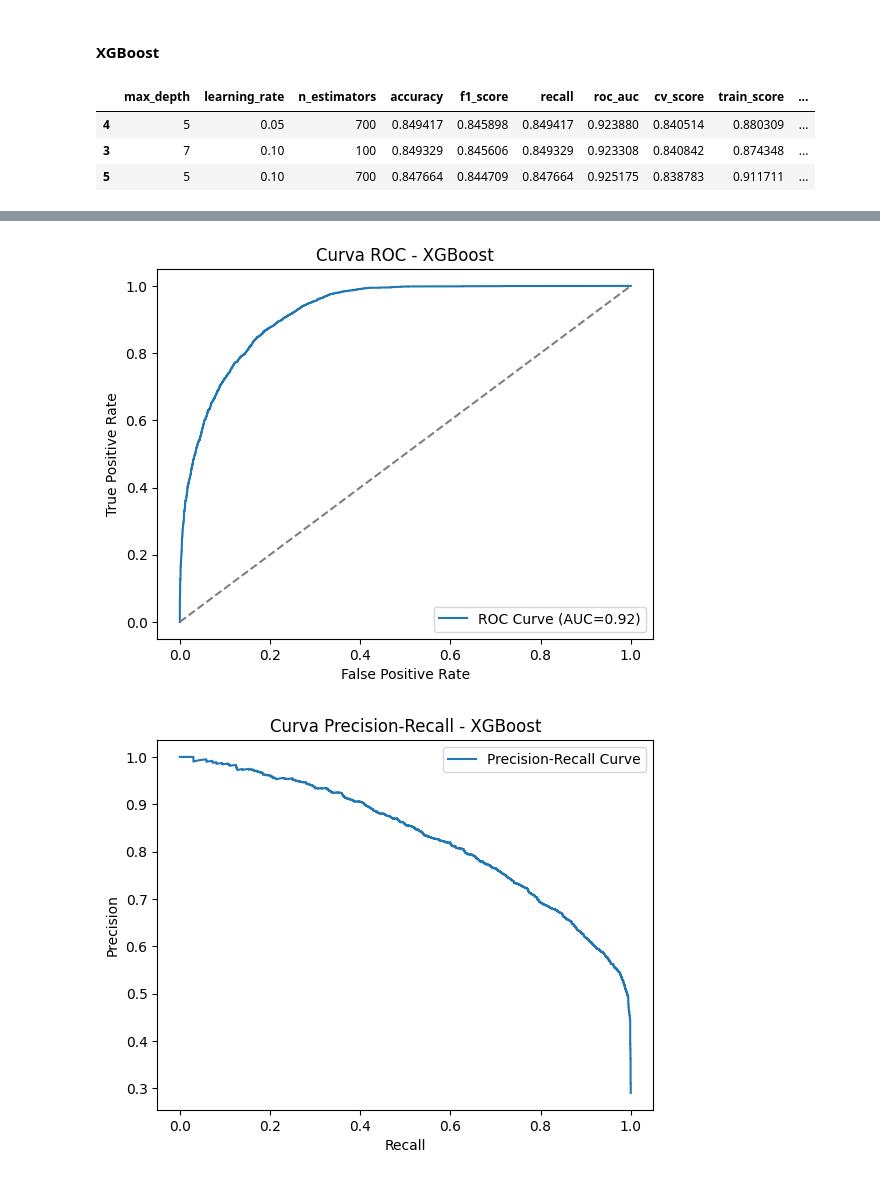
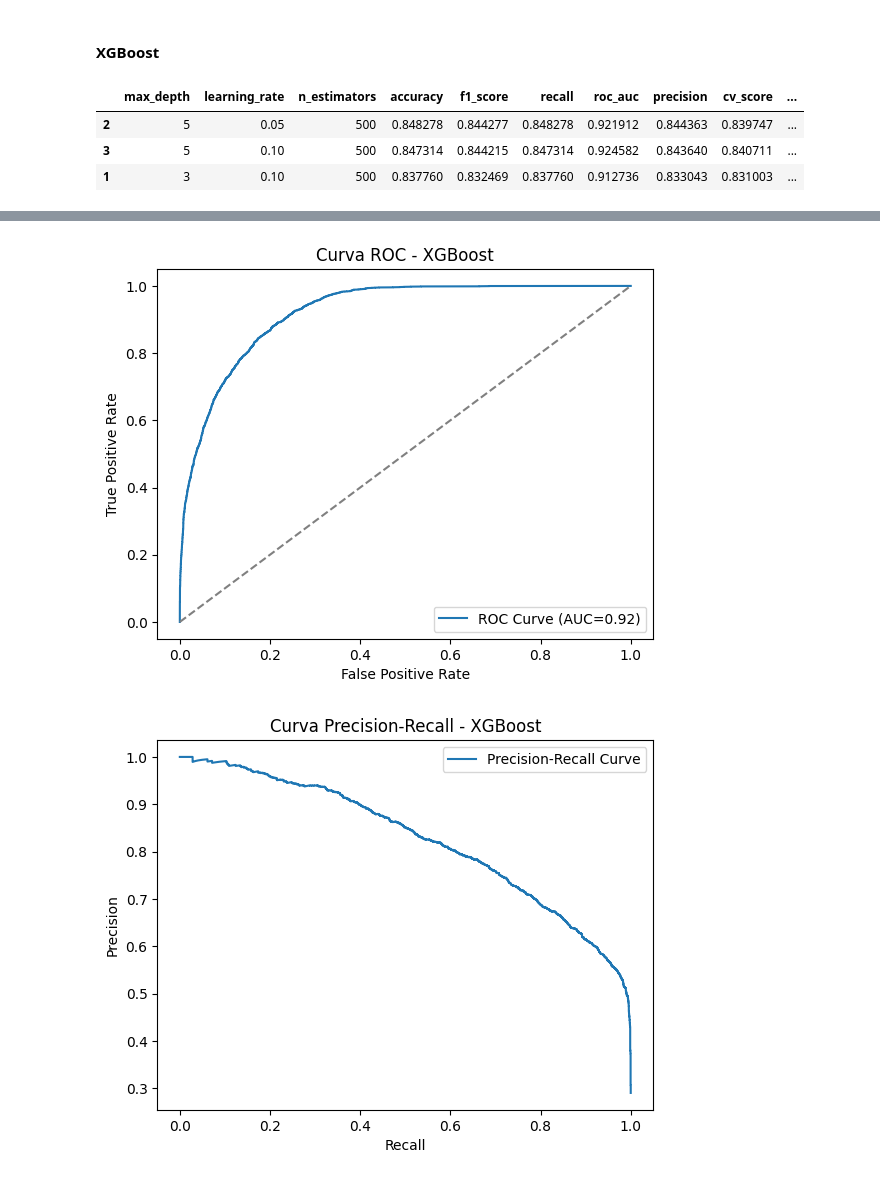
Before and after one commit to seerraa16/IA-LetsGo, a Jupyter notebook: analisis.ipynb, the cells around one changed output, grey strips where cells are left out. Cells and saved outputs as stored; diff of their text form; code cells hidden in the pictures.

```diff
--- a/analisis.ipynb
+++ b/analisis.ipynb
@@ -468,6 +421,7 @@ for params in product(*param_grid.values()):
     # Calcular métricas
     accuracy = accuracy_score(y_test, y_pred)
     f1 = f1_score(y_test, y_pred, average='weighted')
+    precision = precision_score(y_test, y_pred, average='weighted')
     recall = recall_score(y_test, y_pred, average='weighted')
 
     # Calcular ROC-AUC si hay más de una clase
@@ -505,6 +459,7 @@ for params in product(*param_grid.values()):
         'f1_score': f1,
         'recall': recall,
         'roc_auc': roc_auc,
+        'precision': precision,
         'cv_score': mean_cv_score,
         'train_score': train_score,
         'overfitting': overfitting_warning
@@ -621,6 +576,7 @@ for params in product(*param_grid.values()):
     f1 = f1_score(y_test, y_pred, average='weighted')
     recall = recall_score(y_test, y_pred, average='weighted')
     roc_auc = roc_auc_score(y_test, y_pred_proba) if len(np.unique(y_test)) > 1 else None
+    precision = precision_score(y_test, y_pred, average='weighted')
 
     # Validación cruzada
     cv_scores = cross_val_score(model, X_train, y_train, cv=5)
@@ -648,6 +604,7 @@ for params in product(*param_grid.values()):
         'f1_score': f1,
         'recall': recall,
         'roc_auc': roc_auc,
+        'precision': precision,
         'cv_score': mean_cv_score,
         'train_score': train_score,
         'overfitting': overfitting_warning
@@ -742,7 +699,7 @@ y = data[TARGET]
 X_train, X_test, y_train, y_test = train_test_split(X, y, test_size=0.2, random_state=42, stratify=y)
 
 param_grid = {
-    'n_estimators': [100, 200],  # Reducir el número de árboles
+    'n_estimators': [500],  # Reducir el número de árboles
     'max_depth': [5, 7],  # Limitar la profundidad máxima
     'min_samples_split': [2],  # Reducir el número de combinaciones
     'min_samples_leaf': [1],  # Limitar las combinaciones de hojas
@@ -781,6 +738,7 @@ for params in product(*param_grid.values()):
     # Calcular métricas
     accuracy = accuracy_score(y_test, y_pred)
     f1 = f1_score(y_test, y_pred, average='weighted')
+    precision = precision_score(y_test, y_pred, average='weighted')
     recall = recall_score(y_test, y_pred, average='weighted')
 
     # Calcular ROC-AUC si hay más de una clase
@@ -818,6 +776,7 @@ for params in product(*param_grid.values()):
         'f1_score': f1,
         'recall': recall,
         'roc_auc': roc_auc,
+        'precision': precision,
         'cv_score': mean_cv_score,
         'train_score': train_score,
         'overfitting': overfitting_warning
@@ -919,8 +876,8 @@ X_train, X_test, y_train, y_test = train_test_split(
 
 # Definir hiperparámetros a iterar
 param_grid = {
-    'n_estimators': [100, 700],
-    'max_depth': [5, 7],
+    'n_estimators': [500],
+    'max_depth': [3, 5],
     'learning_rate': [0.05, 0.1],
     'subsample': [0.7],
     'colsample_bytree': [0.8],
@@ -963,6 +920,8 @@ for params in product(*param_grid.values()):
     accuracy = accuracy_score(y_test, y_pred)
     f1 = f1_score(y_test, y_pred, average='weighted')
     recall = recall_score(y_test, y_pred, average='weighted')
+    precision = precision_score(y_test, y_pred, average='weighted')
+
     roc_auc = roc_auc_score(y_test, y_pred_proba) if len(np.unique(y_test)) > 1 else None
 
     # Validación cruzada
@@ -991,6 +950,7 @@ for params in product(*param_grid.values()):
         'f1_score': f1,
         'recall': recall,
         'roc_auc': roc_auc,
+        'precision': precision,
         'cv_score': mean_cv_score,
         'train_score': train_score,
         'overfitting': overfitting_warning
@@ -1034,35 +994,35 @@ y_pred_proba = best_model.predict_proba(X_test)[:, 1]
 plt.figure()
 sns.heatmap(confusion_matrix(y_test, y_pred), annot=True, fmt='d', cmap='Blues')
 plt.xlabel('Predicted Label')
 plt.ylabel('True Label')
 plt.title(f'Matriz de Confusión - XGBoost')
 plt.show()
 
 # Curva ROC
 fpr, tpr, _ = roc_curve(y_test, y_pred_proba)
 plt.figure()
 plt.plot(fpr, tpr, label=f"ROC Curve (AUC={roc_auc:.2f})")
 plt.plot([0, 1], [0, 1], linestyle='--', color='gray')
 plt.xlabel('False Positive Rate')
 plt.ylabel('True Positive Rate')
 plt.title('Curva ROC - XGBoost')
 plt.legend()
 plt.show()
 
 # Curva Precision-Recall
 precision, recall, _ = precision_recall_curve(y_test, y_pred_proba)
 plt.figure()
 plt.plot(recall, precision, label='Precision-Recall Curve')
 plt.xlabel('Recall')
 plt.ylabel('Precision')
 plt.title('Curva Precision-Recall - XGBoost')
 plt.legend()
 plt.show()
 # %% [output]
-|  | max_depth | learning_rate | n_estimators | accuracy | f1_score | recall | roc_auc | cv_score | train_score | ... |
-| 4 | 5 | 0.05 | 700 | 0.849417 | 0.845898 | 0.849417 | 0.923880 | 0.840514 | 0.880309 | ... |
-| 3 | 7 | 0.10 | 100 | 0.849329 | 0.845606 | 0.849329 | 0.923308 | 0.840842 | 0.874348 | ... |
-| 5 | 5 | 0.10 | 700 | 0.847664 | 0.844709 | 0.847664 | 0.925175 | 0.838783 | 0.911711 | ... |
+|  | max_depth | learning_rate | n_estimators | accuracy | f1_score | recall | roc_auc | precision | cv_score | ... |
+| 2 | 5 | 0.05 | 500 | 0.848278 | 0.844277 | 0.848278 | 0.921912 | 0.844363 | 0.839747 | ... |
+| 3 | 5 | 0.10 | 500 | 0.847314 | 0.844215 | 0.847314 | 0.924582 | 0.843640 | 0.840711 | ... |
+| 1 | 3 | 0.10 | 500 | 0.837760 | 0.832469 | 0.837760 | 0.912736 | 0.833043 | 0.831003 | ... |
 [figure]
 [figure]
-[figure, old version]
+[figure, new version]
```
Also changed, not shown: parts of 14 cells of this notebook, 1 other file.
